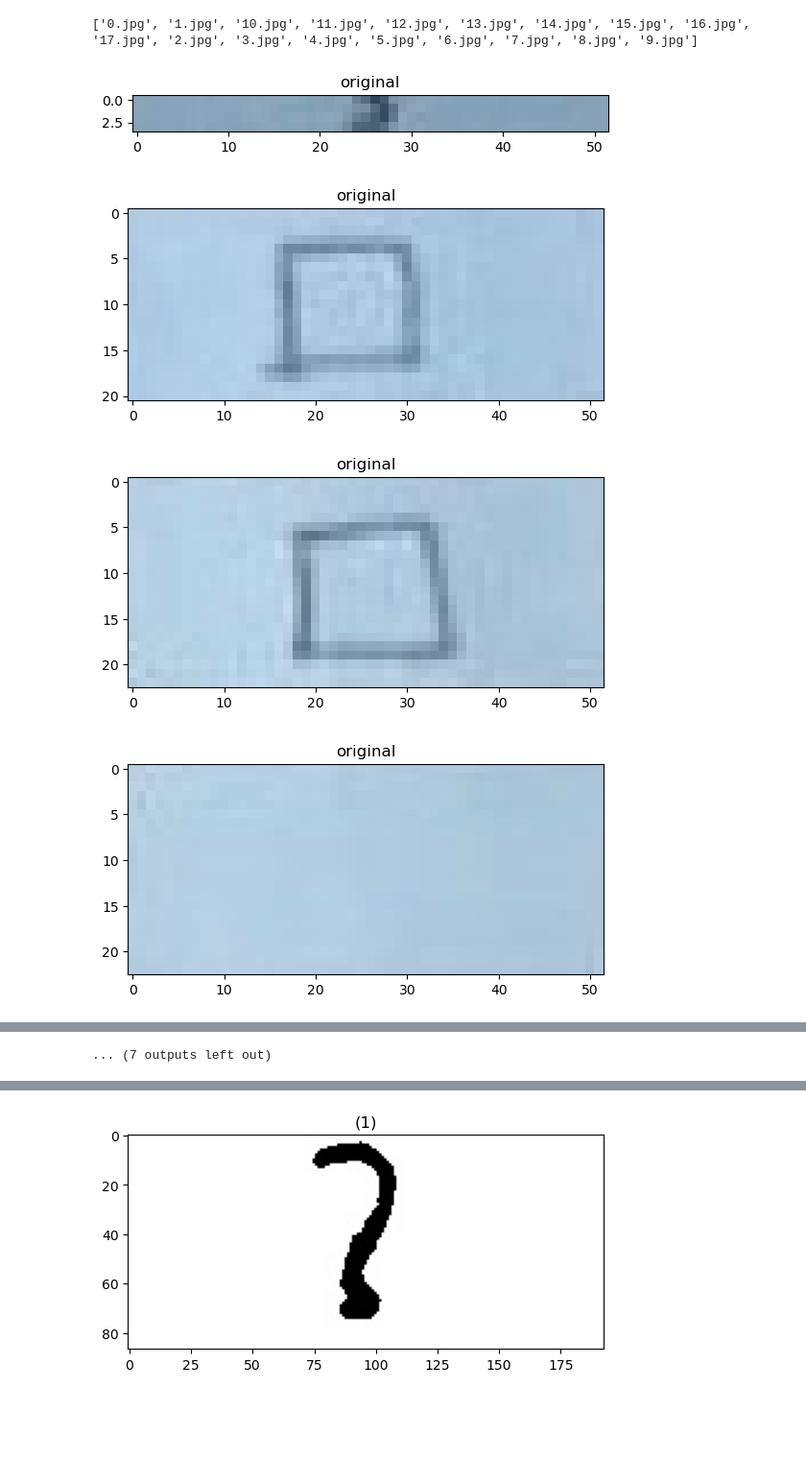
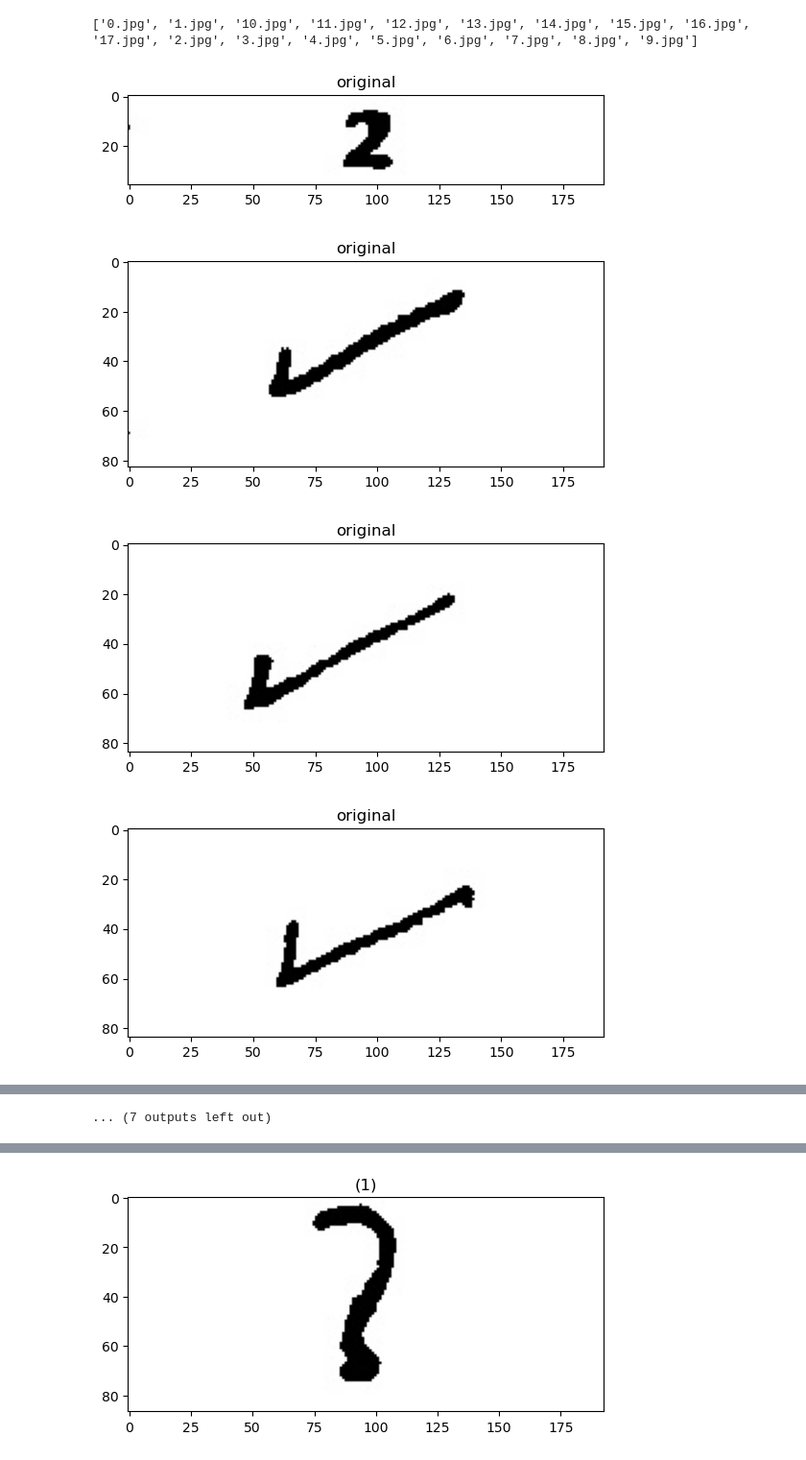
Before and after one commit to EslamAsHhraf/Grades-auto-filler, a Jupyter notebook: grade sheet/Walid/Signs Detection/Sign Detection .ipynb, the cells around one changed output, grey strips where cells are left out. Shown at 96% size. Drawn from its saved outputs; the diff is of its cells as text; code cells hidden in the pictures; blank space fills up the shorter version.

```diff
--- a/grade sheet/Walid/Signs Detection/Sign Detection .ipynb
+++ b/grade sheet/Walid/Signs Detection/Sign Detection .ipynb
@@ -20,17 +30,17 @@ from imutils import contours as imcnts
 # %%
-imgList = os.listdir('../../Results/Results/6/5')
+imgList = os.listdir('../../Results/Results/7/4')
 print(imgList[:])
-imgsPath = "../../Results/Results/6/5/"
+imgsPath = "../../Results/Results/7/4/"
 imgs = []
 warped_path = "./warpedImgs/"
 for imgName in imgList:
     img = cv2.imread(imgsPath+imgName)
     imgs.append(img)
     show_images([img], ['original'])
 imgs_original = imgs[:]
 # %% [output]
 ['0.jpg', '1.jpg', '10.jpg', '11.jpg', '12.jpg', '13.jpg', '14.jpg', '15.jpg', '16.jpg', '17.jpg', '2.jpg', '3.jpg', '4.jpg', '5.jpg', '6.jpg', '7.jpg', '8.jpg', '9.jpg']
-[figure, old version]
+[figure, new version]
-[figure, old version]
+[figure, new version]
-[figure, old version]
+[figure, new version]
-[figure, old version]
+[figure, new version]
```
Also changed, not shown: parts of 5 cells of this notebook, 2 other files.
